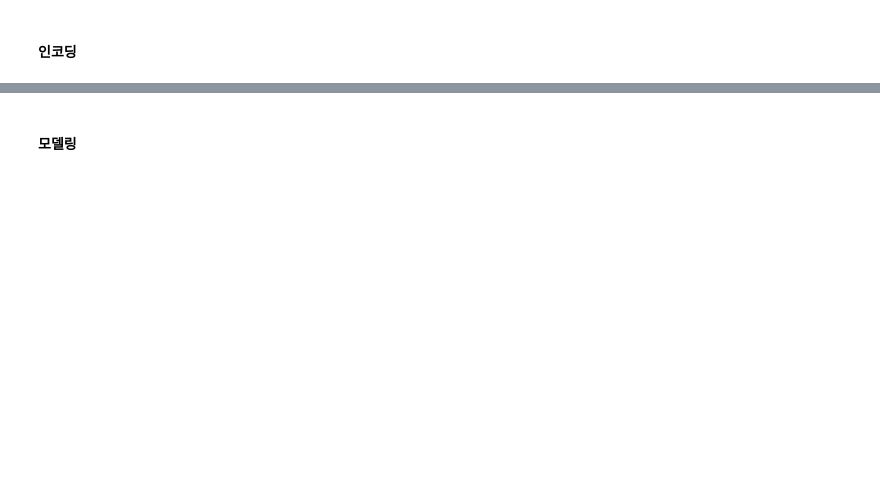
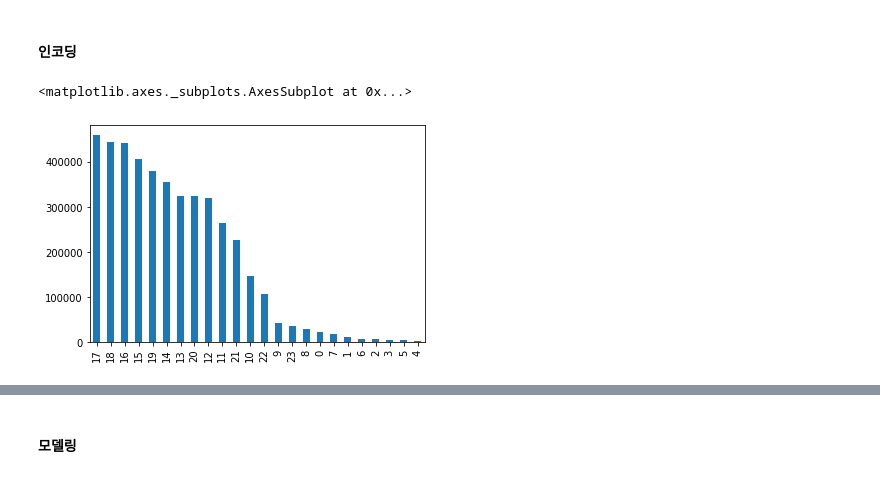
Before and after one commit to JJungEEun/lotte_project, a Jupyter notebook: 롯데_모델링_총정리.ipynb, the cells around one changed output, grey strips where cells are left out. Saved outputs shown, nothing was run; the diff lists cells and outputs as text; code cells hidden in the pictures; blank space fills up the shorter version.

```diff
--- a/롯데_모델링_총정리.ipynb
+++ b/롯데_모델링_총정리.ipynb
@@ -328,0 +425,5 @@ df['zon_hlv']=df['zon_hlv'].apply(lambda x: 1 if x=='Z17' or x=='Z10' else 0)
+# %%
+pdde['de_hr'].value_counts().plot(kind='bar')
+# %% [output]
+<matplotlib.axes._subplots.AxesSubplot at 0x...>
+[figure, added]
```
Also changed, not shown: parts of 64 cells of this notebook.
